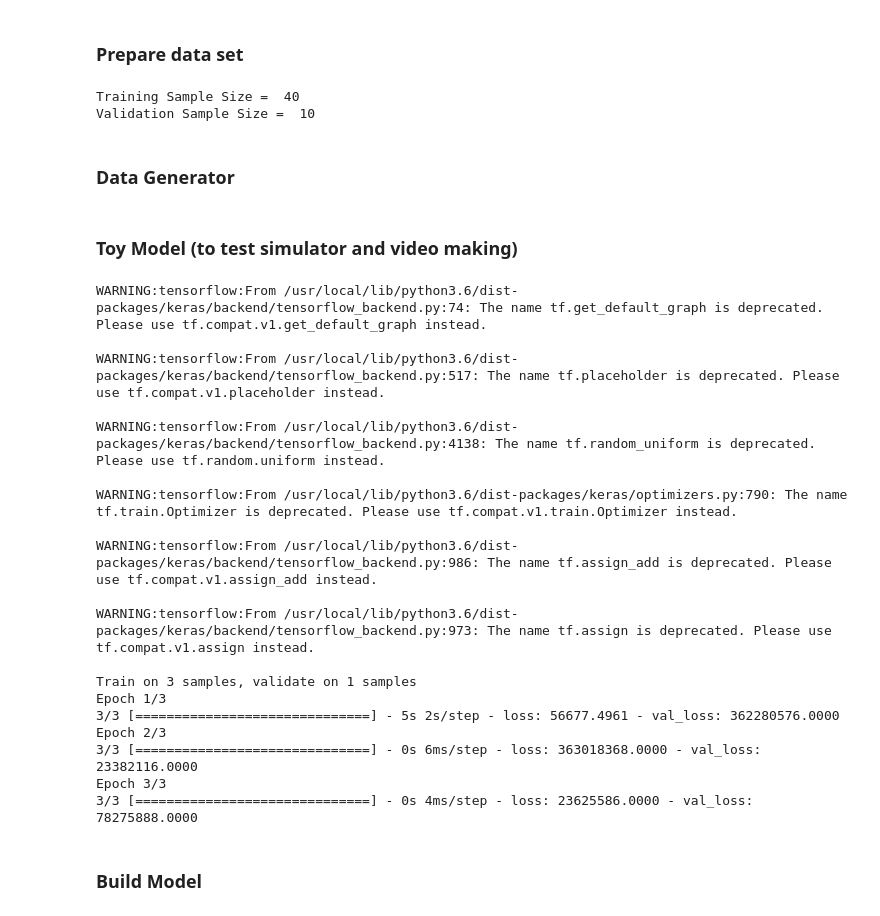
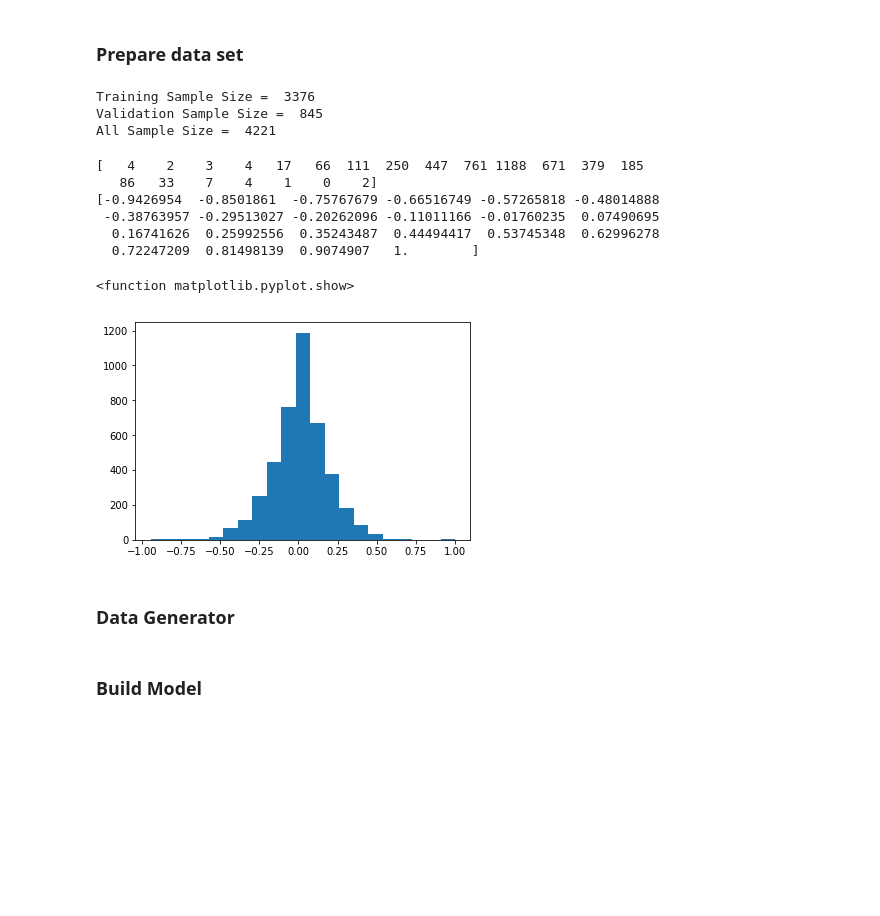
Before and after one commit to shinyingl/Behavioral-Cloning, a Jupyter notebook: P4_model_2.ipynb, the cells around one changed output. Drawn from its saved outputs; the diff is of its cells as text; code cells hidden in the pictures; blank space fills up the shorter version.

```diff
--- a/P4_model_2.ipynb
+++ b/P4_model_2.ipynb
@@ -46,17 +38,51 @@ Using TensorFlow backend.
 ### Prepare data set
 # %%
 df2 = pd.read_csv(drive_path + 'data/driving_log.csv')
-df = df2.tail(50)  # small sample size to check code
+# reduce similar training data, particularly to reduce steering angle =0 by a factor of 8
+df3 = df2.loc[df2['steering']!=0];
+df4 = df2.loc[df2['steering']==0][::8];
+df = pd.concat([df3, df4])
+# df = df2
+# df = df0.head(500)  # small sample size to check code
 imgName = df[['center', 'left', 'right']].values
 angle = df['steering'].values
 
+for i in range(0, len(imgName)):
+  imgName[i][1] = imgName[i][1][1:]
+  imgName[i][2] = imgName[i][2][1:]
+
 # Split the data
 X_trainfname, X_validfname, y_trainang, y_validang = train_test_split(imgName, angle, test_size=0.2, shuffle= True)
-TrainSize = len(X_trainfname); print("Training Sample Size = ", TrainSize)
-ValidSize = len(X_validfname); print("Validation Sample Size = ",ValidSize)
+TrainSize = len(X_trainfname);
+ValidSize = len(X_validfname);
-# %% [output]
-Training Sample Size =  40
-Validation Sample Size =  10
+# %%
+print("Training Sample Size = ", TrainSize)
+print("Validation Sample Size = ",ValidSize)
+print("All Sample Size = ", len(df))
+# %% [output]
+Training Sample Size =  3376
+Validation Sample Size =  845
+All Sample Size =  4221
+# %%
+# Visualize data size for triming
+hist, bins2 = np.histogram(angle, 21)
+print(hist)
+print(bins2)
+
+
+# need input matplot lib
+import matplotlib.pyplot as plt
+plt.hist(angle,bins = bins2)
+plt.show
+# %% [output]
+[   4    2    3    4   17   66  111  250  447  761 1188  671  379  185
+   86   33    7    4    1    0    2]
+[-0.9426954  -0.8501861  -0.75767679 -0.66516749 -0.57265818 -0.48014888
+ -0.38763957 -0.29513027 -0.20262096 -0.11011166 -0.01760235  0.07490695
+  0.16741626  0.25992556  0.35243487  0.44494417  0.53745348  0.62996278
+  0.72247209  0.81498139  0.9074907   1.        ]
+<function matplotlib.pyplot.show>
+[figure, added]
 # %% [markdown]
 ### Data Generator
 # %%
@@ -99,5 +129,3 @@ def generator(X_trainfname, y_trainang, batch_size=32):
 
 train_generator= generator(X_trainfname, y_trainang)
 validation_generator= generator(X_validfname, y_validang)
-# %% [markdown]
-### Toy Model (to test simulator and video making)
@@ -117,33 +132,3 @@ for k in range(0,len(y_toy)):
-# %%
-# toy model
-model = Sequential()
-model.add(Flatten(input_shape=(160,320,3)))
-model.add(Dense(1))
-
-model.compile(loss = 'mse', optimizer = 'adam')
-model.fit(np.array(toy_images), np.array(toy_angles), validation_split = 0.2, shuffle = True, epochs = 3)
-
-model.save(drive_path + 'Toydmodel01.h5')
-# %% [output]
-WARNING:tensorflow:From /usr/local/lib/python3.6/dist-packages/keras/backend/tensorflow_backend.py:74: The name tf.get_default_graph is deprecated. Please use tf.compat.v1.get_default_graph instead.
-
-WARNING:tensorflow:From /usr/local/lib/python3.6/dist-packages/keras/backend/tensorflow_backend.py:517: The name tf.placeholder is deprecated. Please use tf.compat.v1.placeholder instead.
-
-WARNING:tensorflow:From /usr/local/lib/python3.6/dist-packages/keras/backend/tensorflow_backend.py:4138: The name tf.random_uniform is deprecated. Please use tf.random.uniform instead.
-
-WARNING:tensorflow:From /usr/local/lib/python3.6/dist-packages/keras/optimizers.py:790: The name tf.train.Optimizer is deprecated. Please use tf.compat.v1.train.Optimizer instead.
-
-WARNING:tensorflow:From /usr/local/lib/python3.6/dist-packages/keras/backend/tensorflow_backend.py:986: The name tf.assign_add is deprecated. Please use tf.compat.v1.assign_add instead.
-
-WARNING:tensorflow:From /usr/local/lib/python3.6/dist-packages/keras/backend/tensorflow_backend.py:973: The name tf.assign is deprecated. Please use tf.compat.v1.assign instead.
-
-Train on 3 samples, validate on 1 samples
-Epoch 1/3
-3/3 [==============================] - 5s 2s/step - loss: 56677.4961 - val_loss: 362280576.0000
-Epoch 2/3
-3/3 [==============================] - 0s 6ms/step - loss: 363018368.0000 - val_loss: 23382116.0000
-Epoch 3/3
-3/3 [==============================] - 0s 4ms/step - loss: 23625586.0000 - val_loss: 78275888.0000
 # %% [markdown]
 ### Build Model
 # %%
```
Also changed, not shown: parts of 11 cells of this notebook, 4 other files.
